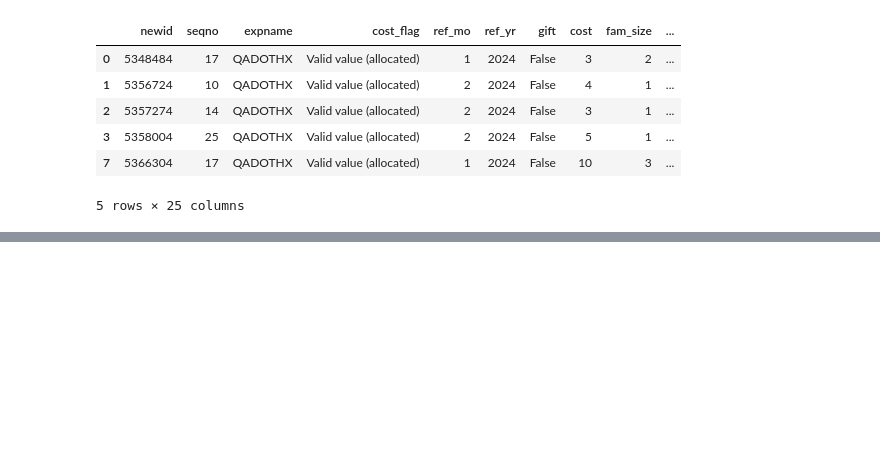
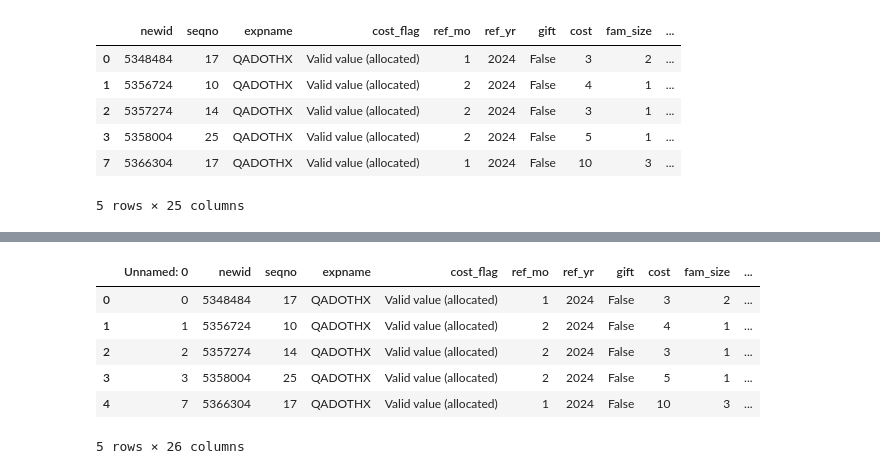
Before and after one commit to Alain-16/Digital_Product_Insights, a Jupyter notebook: Data_processing.ipynb, the cells around one changed output, grey strips where cells are left out. Cells and saved outputs as stored; diff of their text form; code cells hidden in the pictures; blank space fills up the shorter version.

Commit message:
cleanup dataset

```diff
--- a/Data_processing.ipynb
+++ b/Data_processing.ipynb
@@ -885,0 +920,12 @@ df_2024_data.to_csv('./cleaned_2024_digital_products_expenditure_dataset.csv')
+# %%
+df_2024 = pd.read_csv('cleaned_2024_digital_products_expenditure_dataset.csv')
+# %%
+df_2024.head()
+# %% [output]
+|  | Unnamed: 0 | newid | seqno | expname | cost_flag | ref_mo | ref_yr | gift | cost | fam_size | ... |
+| 0 | 0 | 5348484 | 17 | QADOTHX | Valid value (allocated) | 1 | 2024 | False | 3 | 2 | ... |
+| 1 | 1 | 5356724 | 10 | QADOTHX | Valid value (allocated) | 2 | 2024 | False | 4 | 1 | ... |
+| 2 | 2 | 5357274 | 14 | QADOTHX | Valid value (allocated) | 2 | 2024 | False | 3 | 1 | ... |
+| 3 | 3 | 5358004 | 25 | QADOTHX | Valid value (allocated) | 2 | 2024 | False | 5 | 1 | ... |
+| 4 | 7 | 5366304 | 17 | QADOTHX | Valid value (allocated) | 1 | 2024 | False | 10 | 3 | ... |
+5 rows × 26 columns
```
Also changed, not shown: parts of 9 cells of this notebook, 1 other file.
